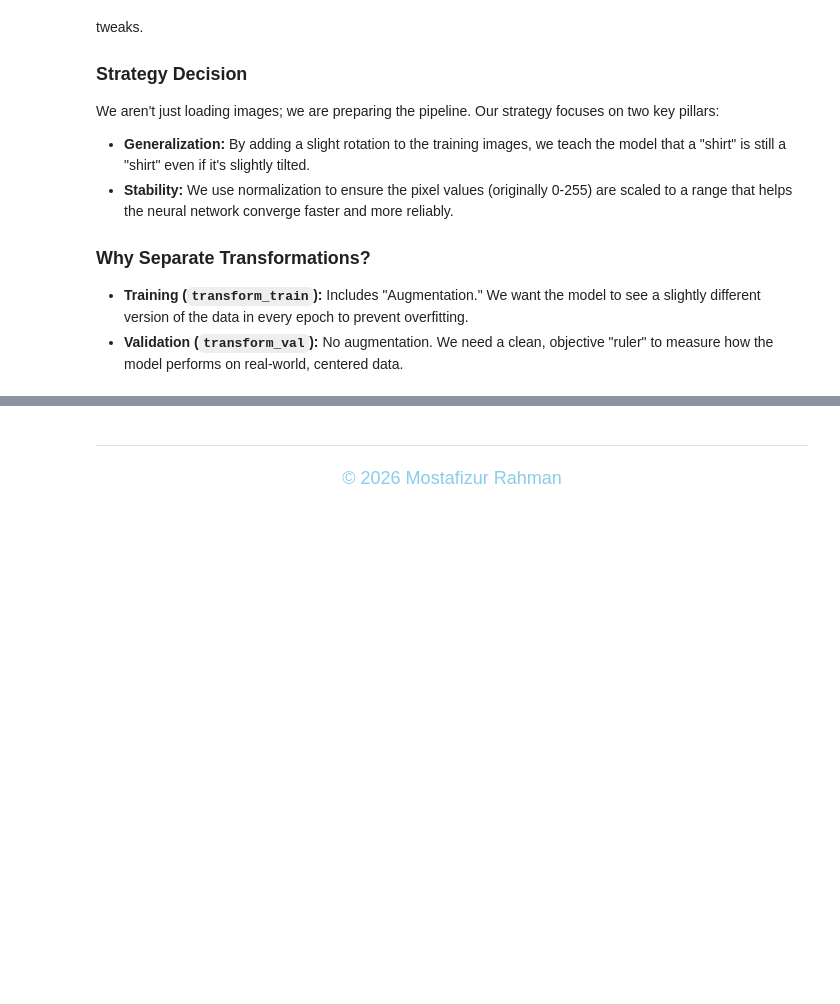
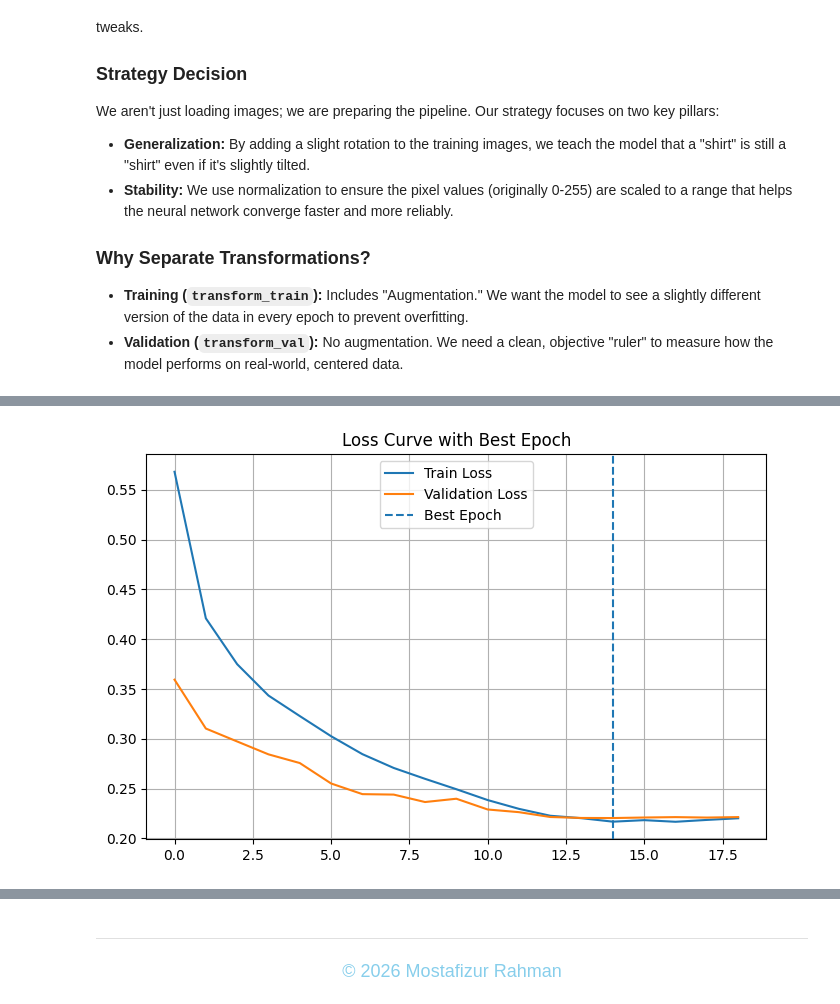
Before and after one commit to mrafraim/Deep-Learning, a Jupyter notebook: dl-day-44-cnn-advanced-mini-project-f-mnist.ipynb, the cells around one changed output, grey strips where cells are left out. Cells and saved outputs as stored; diff of their text form; code cells hidden in the pictures; blank space fills up the shorter version.

```diff
--- a/dl-day-44-cnn-advanced-mini-project-f-mnist.ipynb
+++ b/dl-day-44-cnn-advanced-mini-project-f-mnist.ipynb
@@ -166,0 +872,15 @@ TO BE CONTINUE....
+# %%
+best_epoch = val_losses.index(min(val_losses))
+
+plt.figure(figsize=(8,5))
+plt.plot(train_losses, label="Train Loss")
+plt.plot(val_losses, label="Validation Loss")
+
+plt.axvline(best_epoch, linestyle='--', label="Best Epoch")
+
+plt.legend()
+plt.title("Loss Curve with Best Epoch")
+plt.grid(True)
+plt.show()
+# %% [output]
+[figure, added]
```
Also changed, not shown: parts of 23 cells of this notebook.
